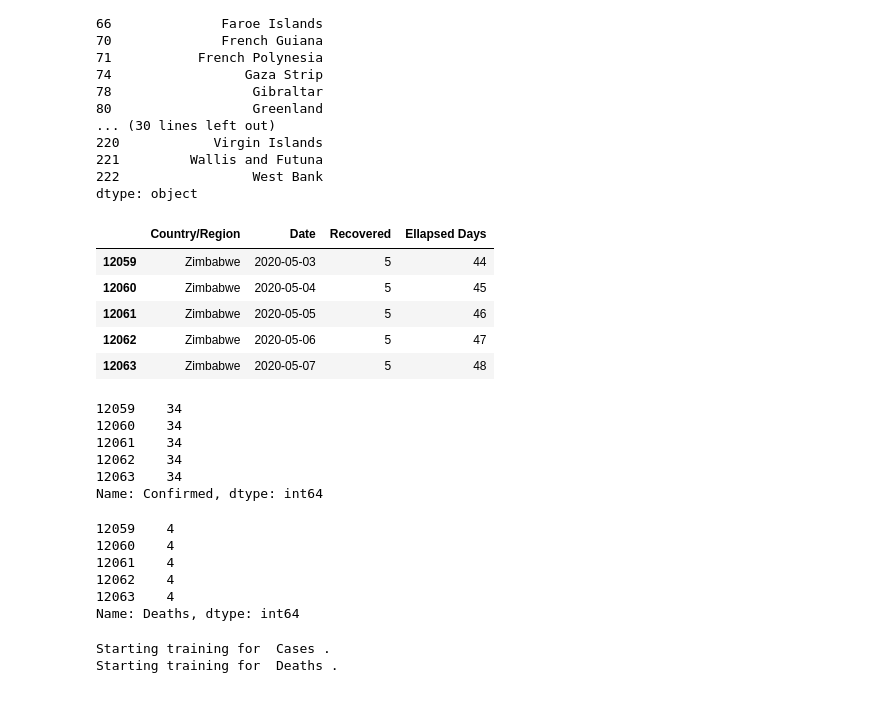
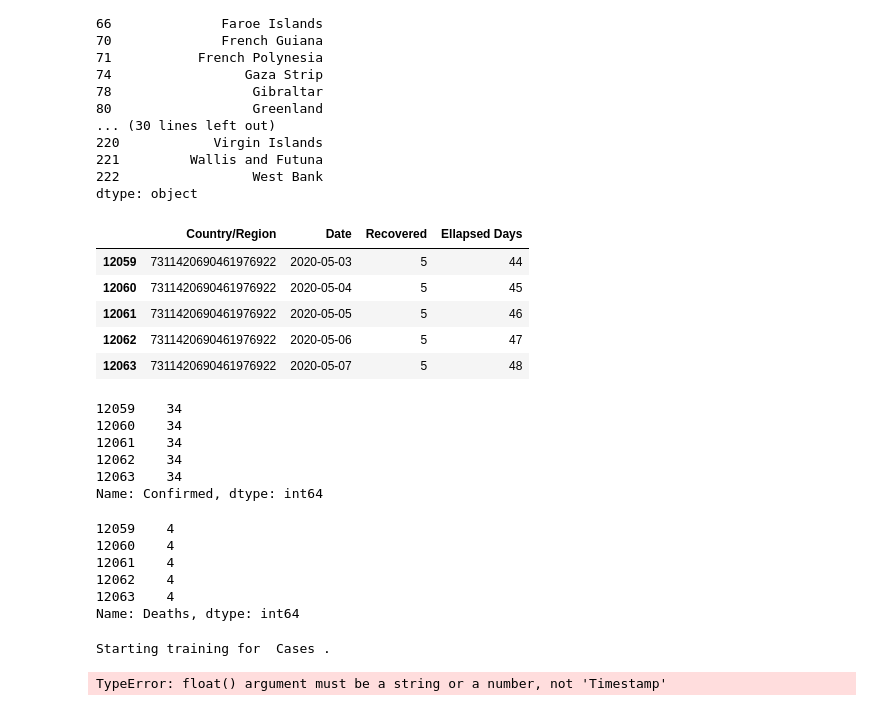
Before and after one commit to filipasenra/FEUP-IART-TP2, a Jupyter notebook: CleanData.ipynb, the cells around one changed output. Saved outputs shown, nothing was run; the diff lists cells and outputs as text; code cells hidden in the pictures.

Commit message:
enconded strings, only missing data

```diff
--- a/CleanData.ipynb
+++ b/CleanData.ipynb
@@ -219,27 +219,34 @@ countries_data.drop(['Region', 'Net migration', 'Area (sq. mi.)','Coastline (coa
 countries_data.to_csv('countries_data_clean.csv')
 covid_data.to_csv('covid_data_clean.csv')
 # %%
+#Enconde strings
+def enconde_string(name):
+    mybytes = name.encode('utf-8')
+    return int.from_bytes(mybytes, 'little')
+
+covid_data['Country/Region'] = covid_data['Country/Region'].apply(enconde_string)
+
 #Test case
 variables = ['Cases' , 'Deaths']
 
 #Independent Variables
 X = covid_data.loc[:, ~covid_data.columns.isin(['Confirmed', 'Deaths'])]
 #Dependent Variables
 Y = {'Cases' : covid_data.loc[:,'Confirmed'] , 'Deaths' : covid_data.loc[:,'Deaths']}
 
 # Displays X
 display(X.tail())
 
 # Displays Y
 for key , value in Y.items():
     display(value.tail())
 # %% [output]
 |  | Country/Region | Date | Recovered | Ellapsed Days |
-| 12059 | Zimbabwe | 2020-05-03 | 5 | 44 |
-| 12060 | Zimbabwe | 2020-05-04 | 5 | 45 |
-| 12061 | Zimbabwe | 2020-05-05 | 5 | 46 |
-| 12062 | Zimbabwe | 2020-05-06 | 5 | 47 |
-| 12063 | Zimbabwe | 2020-05-07 | 5 | 48 |
+| 12059 | 7311420690461976922 | 2020-05-03 | 5 | 44 |
+| 12060 | 7311420690461976922 | 2020-05-04 | 5 | 45 |
+| 12061 | 7311420690461976922 | 2020-05-05 | 5 | 46 |
+| 12062 | 7311420690461976922 | 2020-05-06 | 5 | 47 |
+| 12063 | 7311420690461976922 | 2020-05-07 | 5 | 48 |
 12059    34
 12060    34
 12061    34
@@ -258,13 +265,15 @@ max_iter_array = [50, 100, 150, 200, 250]
 
 for variable in variables:
     print('Starting training for ' , variable, '.')
+
+    #Setting up training sets
     X_train, X_test, y_train, y_test = train_test_split(X,Y[variable])
 
     for it in max_iter_array:
         mlpr = MLPRegressor(max_iter = it)
 
-        #e preciso dar enconde as strings
+        #need to fix date
         #mlpr.fit(X_train , y_train)
 # %% [output]
 Starting training for  Cases .
-Starting training for  Deaths .
+TypeError: float() argument must be a string or a number, not 'Timestamp'
```
Also changed, not shown: parts of 1 cell of this notebook.
